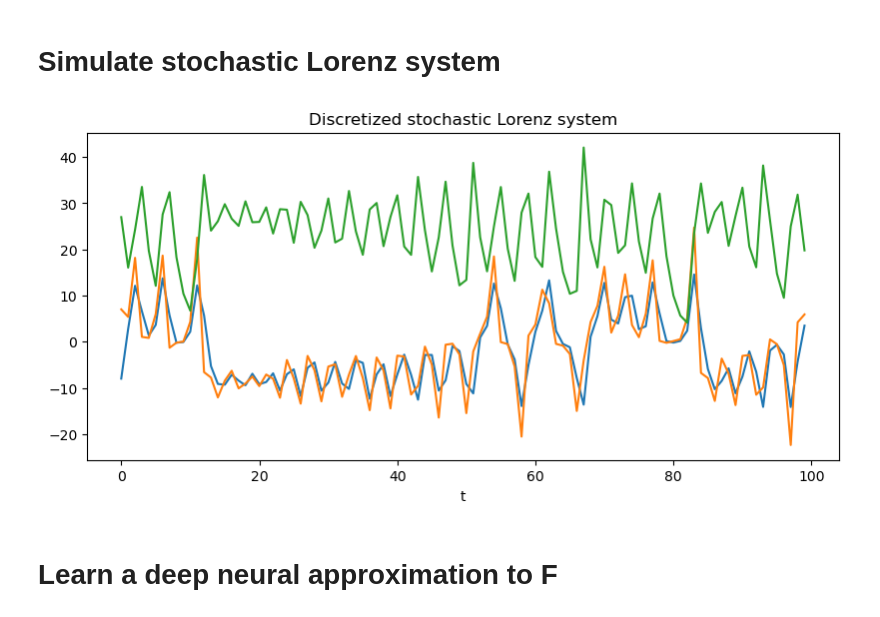
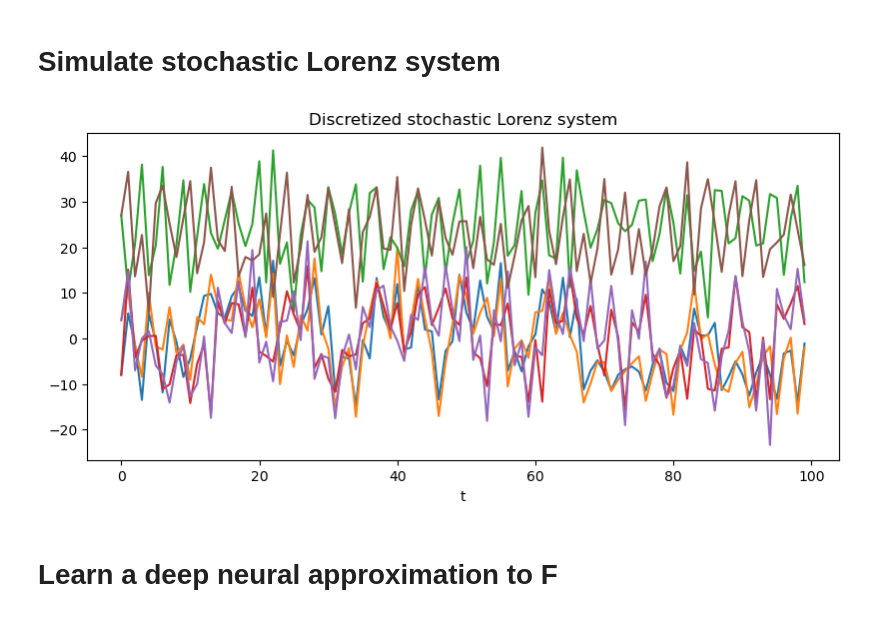
Before and after one commit to simontheflutist/neural-network-kalman, a Jupyter notebook: lorenz-sde-sysid.ipynb, the cells around one changed output. Cells and saved outputs as stored; diff of their text form; code cells hidden in the pictures.

```diff
--- a/lorenz-sde-sysid.ipynb
+++ b/lorenz-sde-sysid.ipynb
@@ -61,17 +61,31 @@ keys = jax.random.split(jax.random.PRNGKey(3), N)
+# %%
+lorenz_args = dict(σ=2.0, T=0.5, dt=1e-2, tol=1e-3)
+# lorenz_args = dict(σ=2.0, T=0.1, dt=1e-2, tol=1e-3)
+# %%
+F_true_train_and_test = jax.jit(jax.vmap(functools.partial(F_true, **lorenz_args)))
+# %%
+N = 10000
+
+keys = jax.random.split(jax.random.PRNGKey(3), (N, 2))
+x_train_and_test = np.zeros((N, 2, 3))
+x_train_and_test[0, :, :] = [-8.0, 4.0, 27.0]
+for i in trange(1, N):
+    x_train_and_test[i, :, :] = F_true_train_and_test(
+        x_train_and_test[i - 1, :], keys[i - 1, :]
+    ).squeeze()
 # %%
-x = np.zeros((N, 3))
-x[0] = [-8.0, 7.0, 27.0]
-for i in trange(1, N):
-    x[i, :] = F_true(x[i - 1, :], keys[i - 1], σ=2.0, T=0.2, dt=1e-2)
+x_train = x_train_and_test[:, 0, :]
+x_test = x_train_and_test[:, 1, :]
 # %%
 fig = Figure(figsize=(8, 4), dpi=100, constrained_layout=1)
 ax = fig.gca()
-ax.plot(x[:100,])
+ax.plot(x_train[:100])
+ax.plot(x_test[:100])
 ax.set_title("Discretized stochastic Lorenz system")
 ax.set_xlabel("t")
 fig
 # %% [output]
-[figure, old version]
+[figure, new version]
 # %% [markdown]
 # Learn a deep neural approximation to F
 # %%
```
Also changed, not shown: parts of 35 cells of this notebook, 8 other files.
